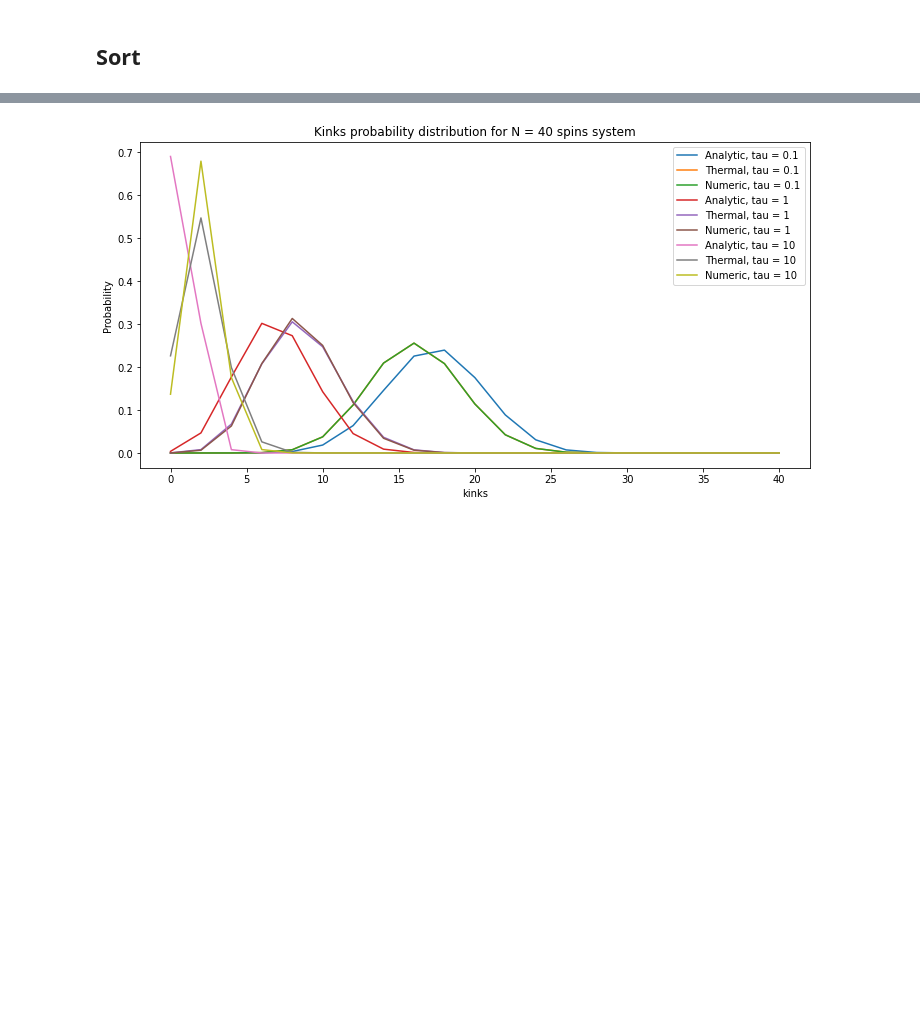
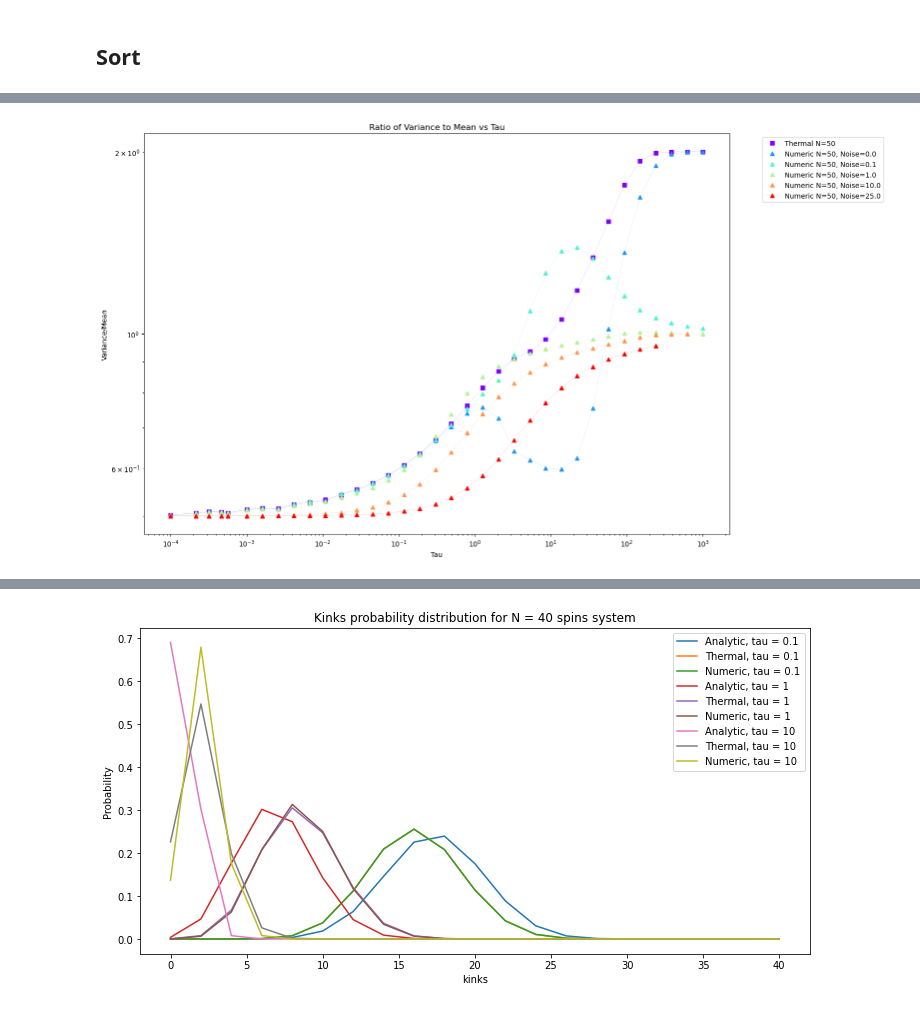
Before and after one commit to shrapp/thermal_tfim, a Jupyter notebook: LZ.ipynb, the cells around one changed output, grey strips where cells are left out. Drawn from its saved outputs; the diff is of its cells as text; code cells hidden in the pictures; blank space fills up the shorter version.

```diff
--- a/LZ.ipynb
+++ b/LZ.ipynb
@@ -512,0 +581,4 @@ test = lz_time_evolution_single_k(0.5, 100, 1)
+# %%
+plot_cumulant21_ratio(50, tau_min, tau_max)
+# %% [output]
+[figure, added]
```
Also changed, not shown: parts of 4 cells of this notebook, 1 other file.
